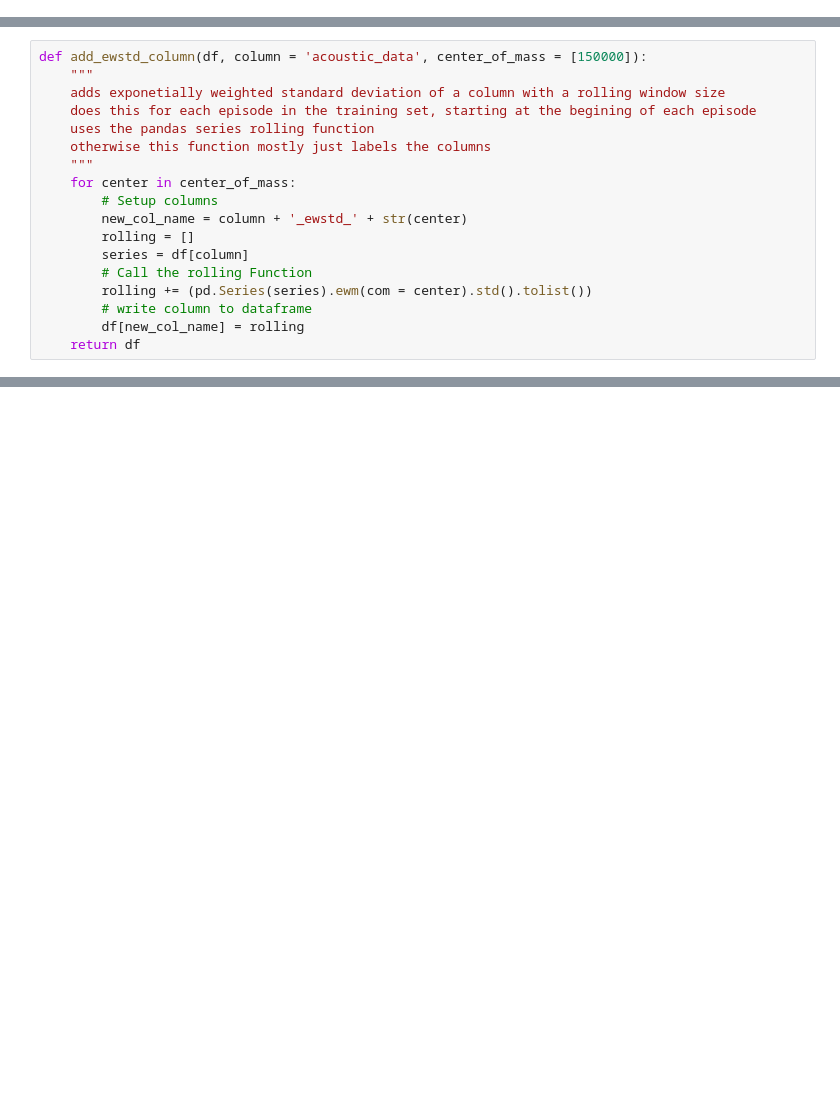
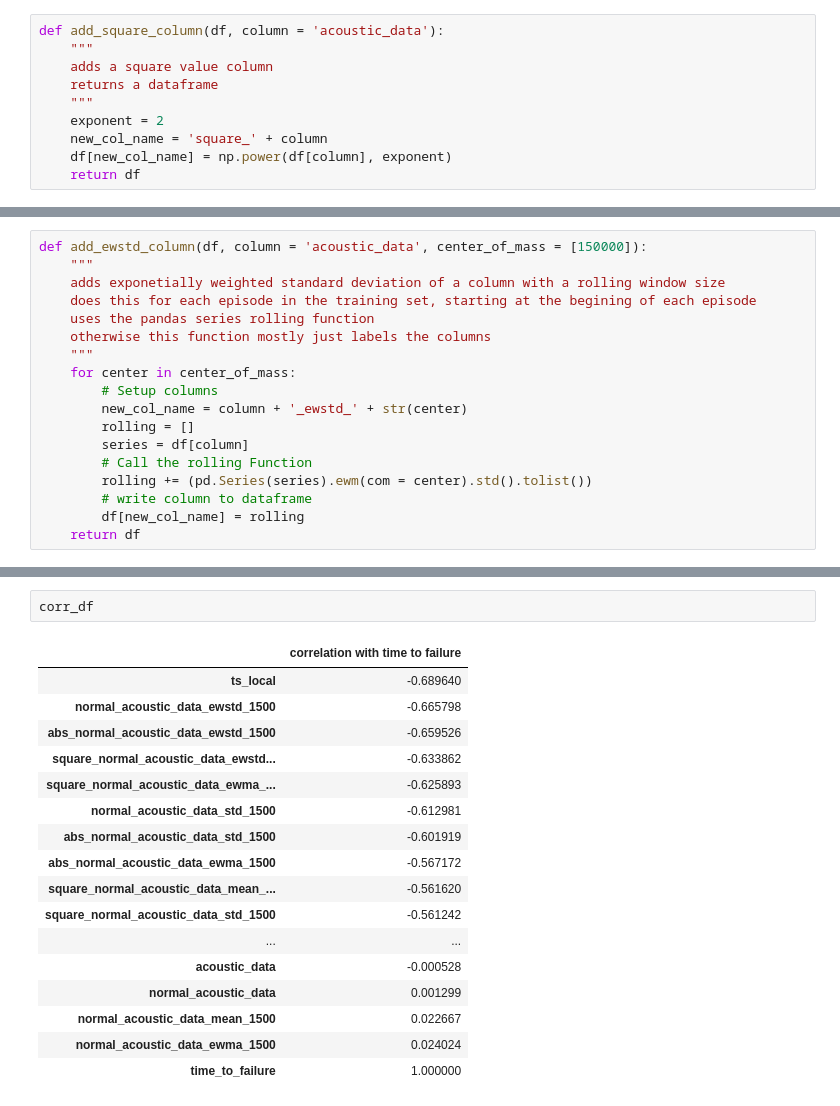
Before and after one commit to jeff-daniels/kaggle-scripts, a Jupyter notebook: LANL Earthquake Detection.ipynb, the cells around one changed output, grey strips where cells are left out. Saved outputs shown, nothing was run; the diff lists cells and outputs as text; blank space fills up the shorter version.

```diff
--- a/LANL Earthquake Detection.ipynb
+++ b/LANL Earthquake Detection.ipynb
@@ -382,0 +438,10 @@ plot_failure(train, column = 'outlier', nrows=1, ylim = (-500, 500))
+# %%
+def add_square_column(df, column = 'acoustic_data'):
+    """
+    adds a square value column
+    returns a dataframe
+    """
+    exponent = 2
+    new_col_name = 'square_' + column
+    df[new_col_name] = np.power(df[column], exponent)
+    return df
@@ -518,0 +589,20 @@ get_root_mean_square(train)
+# %%
+corr_df
+# %% [output]
+|  | correlation with time to failure |
+| ts_local | -0.689640 |
+| normal_acoustic_data_ewstd_1500 | -0.665798 |
+| abs_normal_acoustic_data_ewstd_1500 | -0.659526 |
+| square_normal_acoustic_data_ewstd... | -0.633862 |
+| square_normal_acoustic_data_ewma_... | -0.625893 |
+| normal_acoustic_data_std_1500 | -0.612981 |
+| abs_normal_acoustic_data_std_1500 | -0.601919 |
+| abs_normal_acoustic_data_ewma_1500 | -0.567172 |
+| square_normal_acoustic_data_mean_... | -0.561620 |
+| square_normal_acoustic_data_std_1500 | -0.561242 |
+| ... | ... |
+| acoustic_data | -0.000528 |
+| normal_acoustic_data | 0.001299 |
+| normal_acoustic_data_mean_1500 | 0.022667 |
+| normal_acoustic_data_ewma_1500 | 0.024024 |
+| time_to_failure | 1.000000 |
```
Also changed, not shown: parts of 26 cells of this notebook.
